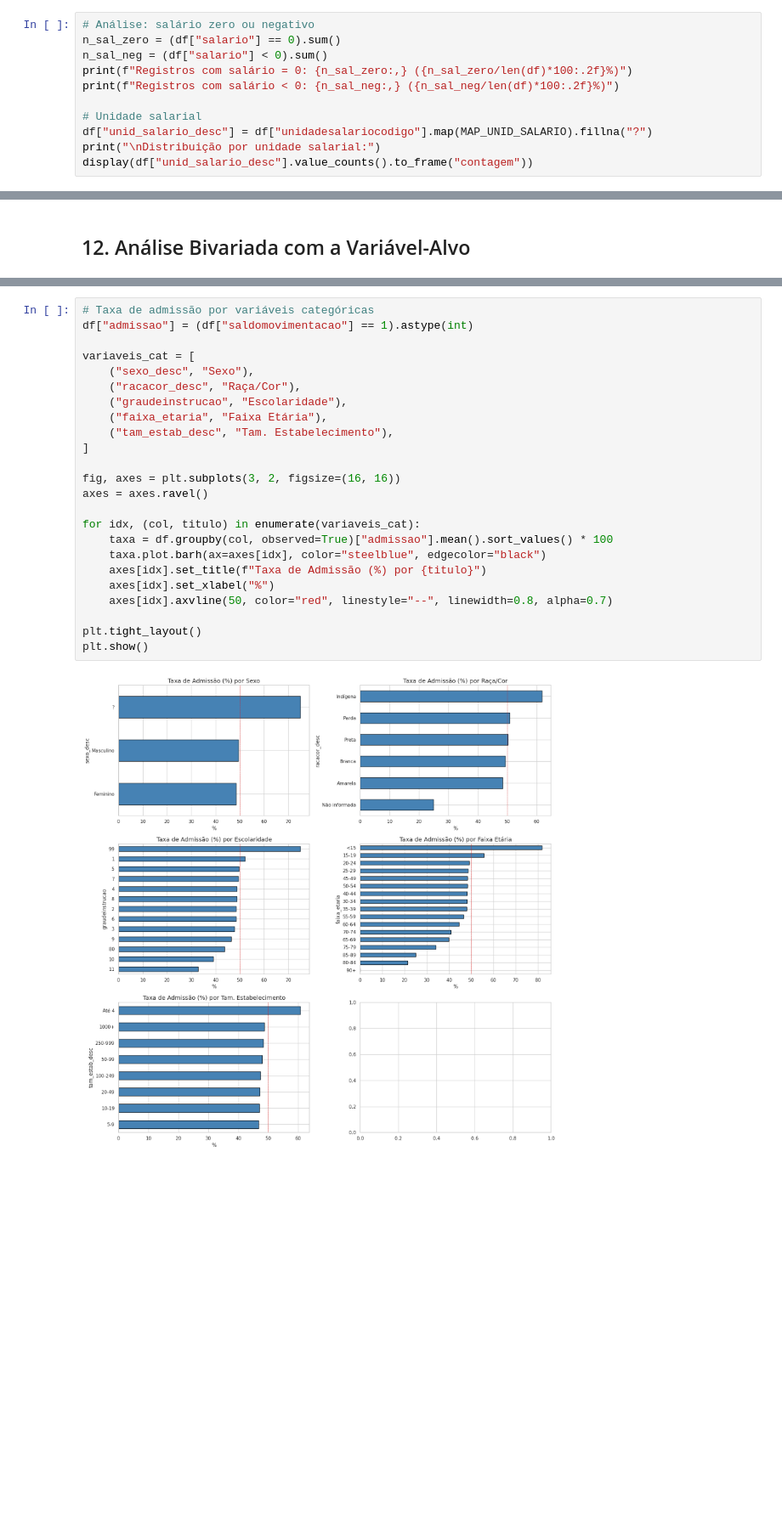
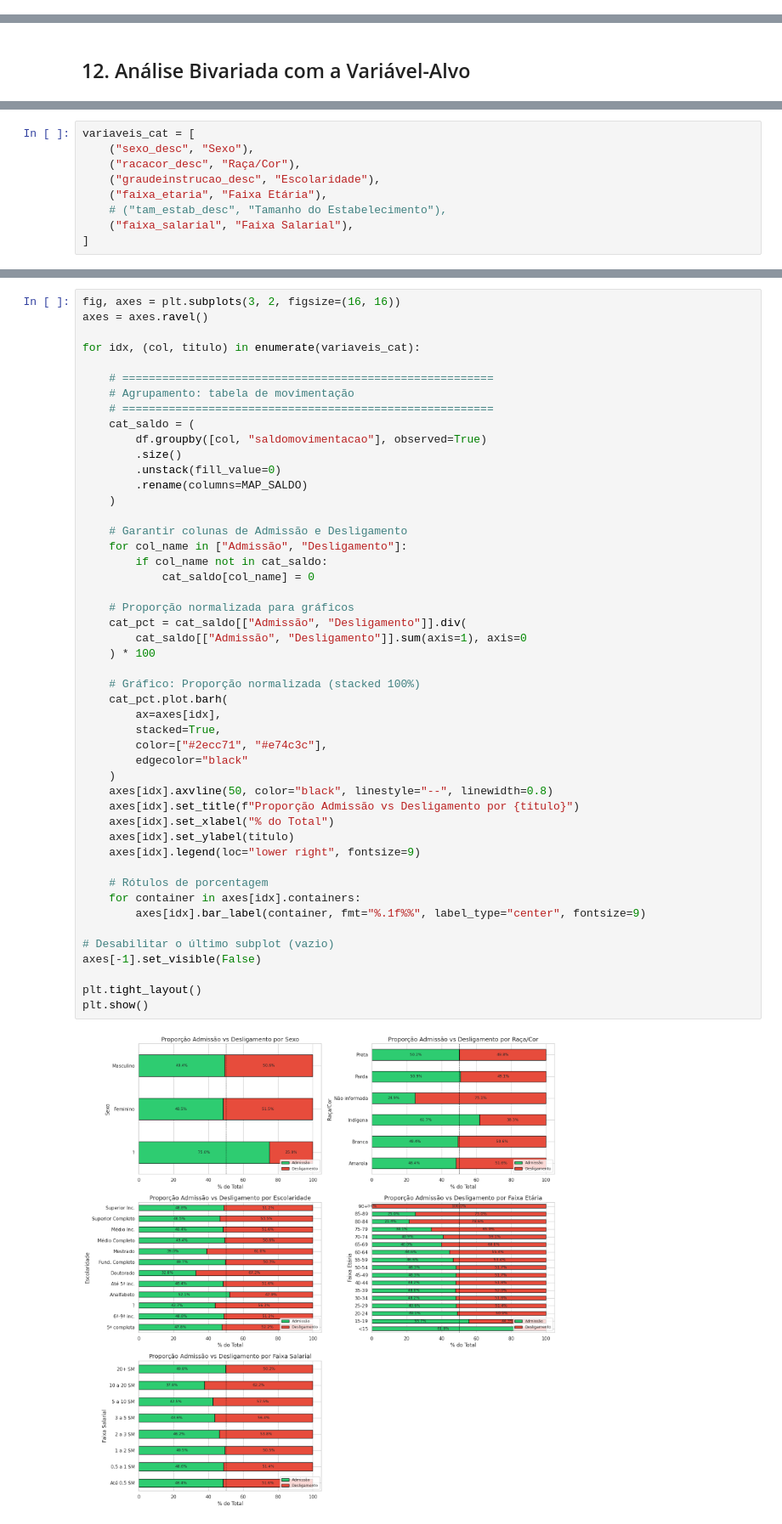
Before and after one commit to vinimeurer/employment-balance-predictor, a Jupyter notebook: eda_caged_curitiba.ipynb, the cells around one changed output, grey strips where cells are left out. Shown at 85% size. Cells and saved outputs as stored; diff of their text form; blank space fills up the shorter version.

```diff
--- a/eda_caged_curitiba.ipynb
+++ b/eda_caged_curitiba.ipynb
@@ -1148,14 +627,3 @@ Estatísticas do salário:
 ---
 ---
 ---
-# %%
-# Análise: salário zero ou negativo
-n_sal_zero = (df["salario"] == 0).sum()
-n_sal_neg = (df["salario"] < 0).sum()
-print(f"Registros com salário = 0: {n_sal_zero:,} ({n_sal_zero/len(df)*100:.2f}%)")
-print(f"Registros com salário < 0: {n_sal_neg:,} ({n_sal_neg/len(df)*100:.2f}%)")
-
-# Unidade salarial
-df["unid_salario_desc"] = df["unidadesalariocodigo"].map(MAP_UNID_SALARIO).fillna("?")
-print("\nDistribuição por unidade salarial:")
-display(df["unid_salario_desc"].value_counts().to_frame("contagem"))
@@ -1335,0 +713,9 @@ Correlação com saldomovimentacao (em módulo):
+# %%
+variaveis_cat = [
+    ("sexo_desc", "Sexo"),
+    ("racacor_desc", "Raça/Cor"),
+    ("graudeinstrucao_desc", "Escolaridade"),
+    ("faixa_etaria", "Faixa Etária"),
+    # ("tam_estab_desc", "Tamanho do Estabelecimento"),
+    ("faixa_salarial", "Faixa Salarial"),
+]
@@ -1336,29 +761,53 @@ Correlação com saldomovimentacao (em módulo):
 # %%
-# Taxa de admissão por variáveis categóricas
-df["admissao"] = (df["saldomovimentacao"] == 1).astype(int)
-
-variaveis_cat = [
-    ("sexo_desc", "Sexo"),
-    ("racacor_desc", "Raça/Cor"),
-    ("graudeinstrucao", "Escolaridade"),
-    ("faixa_etaria", "Faixa Etária"),
-    ("tam_estab_desc", "Tam. Estabelecimento"),
-]
-
 fig, axes = plt.subplots(3, 2, figsize=(16, 16))
 axes = axes.ravel()
 
 for idx, (col, titulo) in enumerate(variaveis_cat):
-    taxa = df.groupby(col, observed=True)["admissao"].mean().sort_values() * 100
-    taxa.plot.barh(ax=axes[idx], color="steelblue", edgecolor="black")
-    axes[idx].set_title(f"Taxa de Admissão (%) por {titulo}")
-    axes[idx].set_xlabel("%")
-    axes[idx].axvline(50, color="red", linestyle="--", linewidth=0.8, alpha=0.7)
+
+    # ========================================================
+    # Agrupamento: tabela de movimentação
+    # ========================================================
+    cat_saldo = (
+        df.groupby([col, "saldomovimentacao"], observed=True)
+        .size()
+        .unstack(fill_value=0)
+        .rename(columns=MAP_SALDO)
+    )
+
+    # Garantir colunas de Admissão e Desligamento
+    for col_name in ["Admissão", "Desligamento"]:
+        if col_name not in cat_saldo:
+            cat_saldo[col_name] = 0
+
+    # Proporção normalizada para gráficos
+    cat_pct = cat_saldo[["Admissão", "Desligamento"]].div(
+        cat_saldo[["Admissão", "Desligamento"]].sum(axis=1), axis=0
+    ) * 100
+
+    # Gráfico: Proporção normalizada (stacked 100%)
+    cat_pct.plot.barh(
+        ax=axes[idx],
+        stacked=True,
+        color=["#2ecc71", "#e74c3c"],
+        edgecolor="black"
+    )
+    axes[idx].axvline(50, color="black", linestyle="--", linewidth=0.8)
+    axes[idx].set_title(f"Proporção Admissão vs Desligamento por {titulo}")
+    axes[idx].set_xlabel("% do Total")
+    axes[idx].set_ylabel(titulo)
+    axes[idx].legend(loc="lower right", fontsize=9)
+
+    # Rótulos de porcentagem
+    for container in axes[idx].containers:
+        axes[idx].bar_label(container, fmt="%.1f%%", label_type="center", fontsize=9)
+
+# Desabilitar o último subplot (vazio)
+axes[-1].set_visible(False)
 
 plt.tight_layout()
 plt.show()
 # %% [output]
-[figure, old version]
+[figure, new version]
 # %% [markdown]
 ## 14. Conclusões e Insights
 
```
Also changed, not shown: parts of 17 cells of this notebook.
